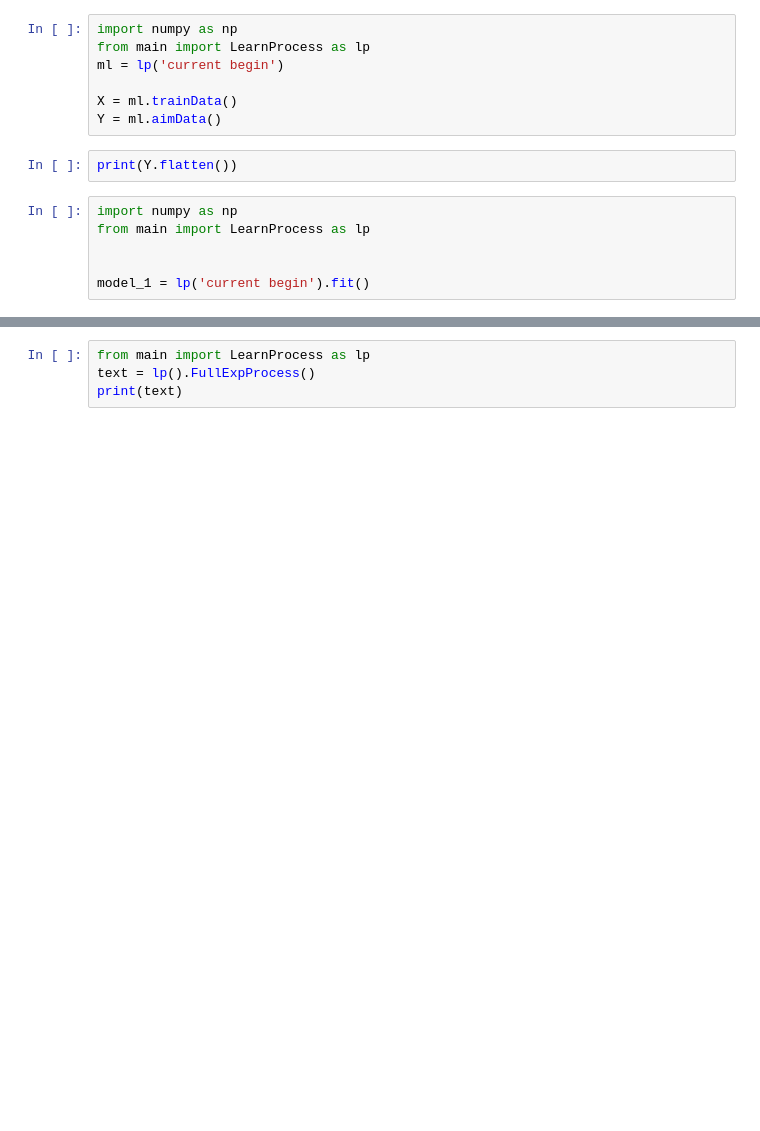
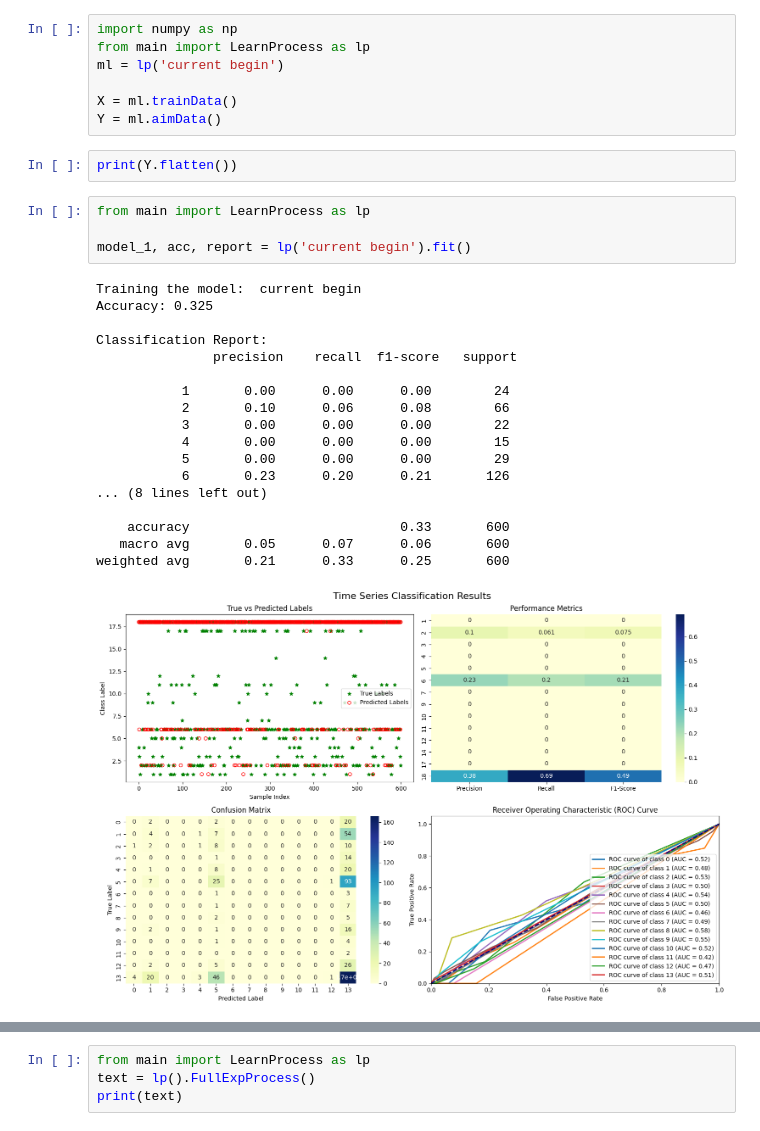
Before and after one commit to TinyEnerget/fault_location_machine_learning, a Jupyter notebook: train_data_preproc.ipynb, the cells around one changed output, grey strips where cells are left out. Saved outputs shown, nothing was run; the diff lists cells and outputs as text; blank space fills up the shorter version.

```diff
--- a/train_data_preproc.ipynb
+++ b/train_data_preproc.ipynb
@@ -462,8 +462,25 @@ Y = ml.aimData()
 # %%
 print(Y.flatten())
 # %%
-import numpy as np
 from main import LearnProcess as lp
 
-
-model_1 = lp('current begin').fit()
+model_1, acc, report = lp('current begin').fit()
+# %% [output]
+Training the model:  current begin
+Accuracy: 0.325
+
+Classification Report:
+               precision    recall  f1-score   support
+
+           1       0.00      0.00      0.00        24
+           2       0.10      0.06      0.08        66
+           3       0.00      0.00      0.00        22
+           4       0.00      0.00      0.00        15
+           5       0.00      0.00      0.00        29
+           6       0.23      0.20      0.21       126
+... (8 lines left out)
+
+    accuracy                           0.33       600
+   macro avg       0.05      0.07      0.06       600
+weighted avg       0.21      0.33      0.25       600
+[figure, added]
```
Also changed, not shown: parts of 16 cells of this notebook, 2 other files.
